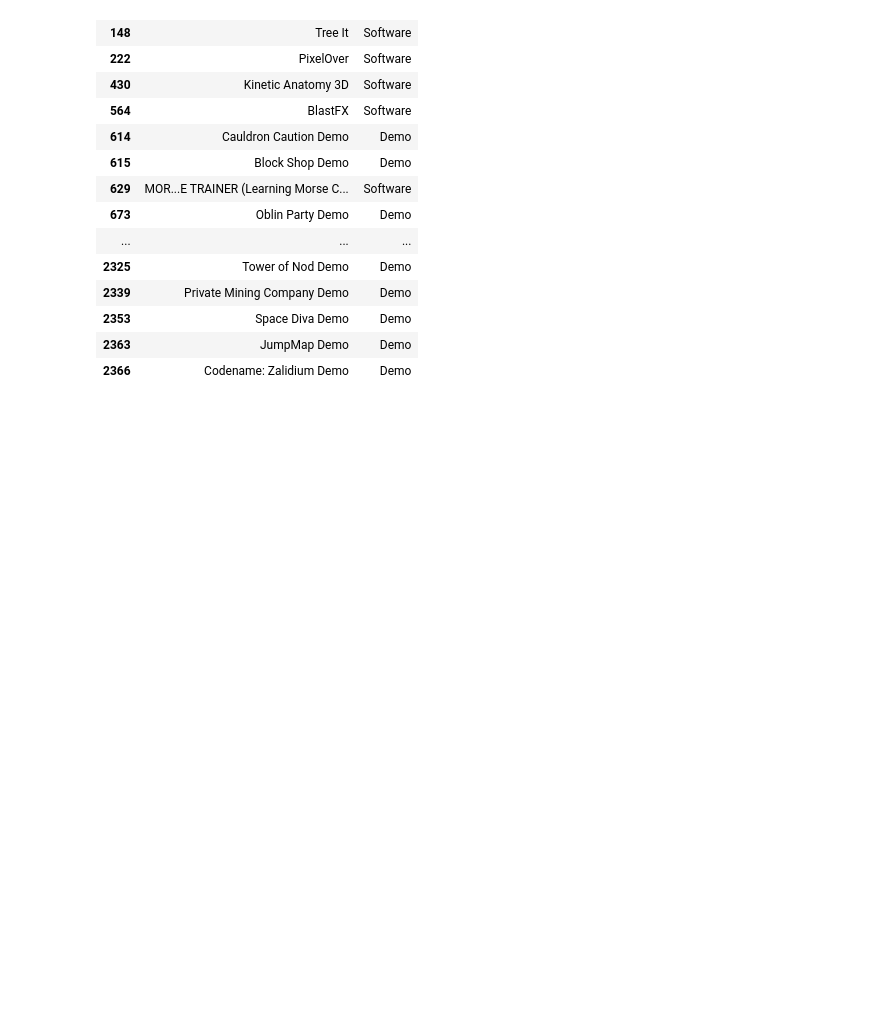
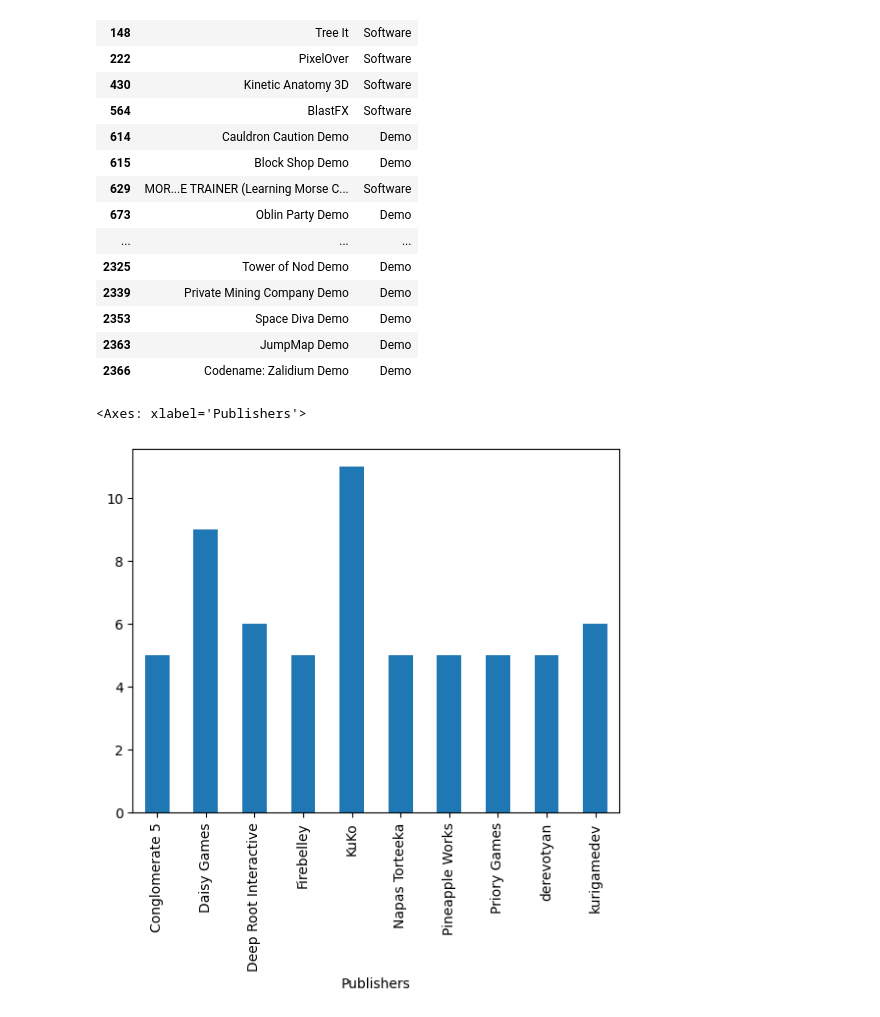
Before and after one commit to MatejFMF/GodotAnalizaPodatkov, a Jupyter notebook: analiza.ipynb, the cells around one changed output. Saved outputs shown, nothing was run; the diff lists cells and outputs as text; code cells hidden in the pictures; blank space fills up the shorter version.

```diff
--- a/analiza.ipynb
+++ b/analiza.ipynb
@@ -127,3 +129,9 @@ ne_igre[["ime","app_type"]]
 | 2353 | Space Diva Demo | Demo |
 | 2363 | JumpMap Demo | Demo |
 | 2366 | Codename: Zalidium Demo | Demo |
+# %%
+izdatelji = podatki.groupby("publisher").size()
+izdatelji[izdatelji >= 5].plot.bar(xlabel="Publishers")
+# %% [output]
+<Axes: xlabel='Publishers'>
+[figure, added]
```
Also changed, not shown: parts of 10 cells of this notebook.
